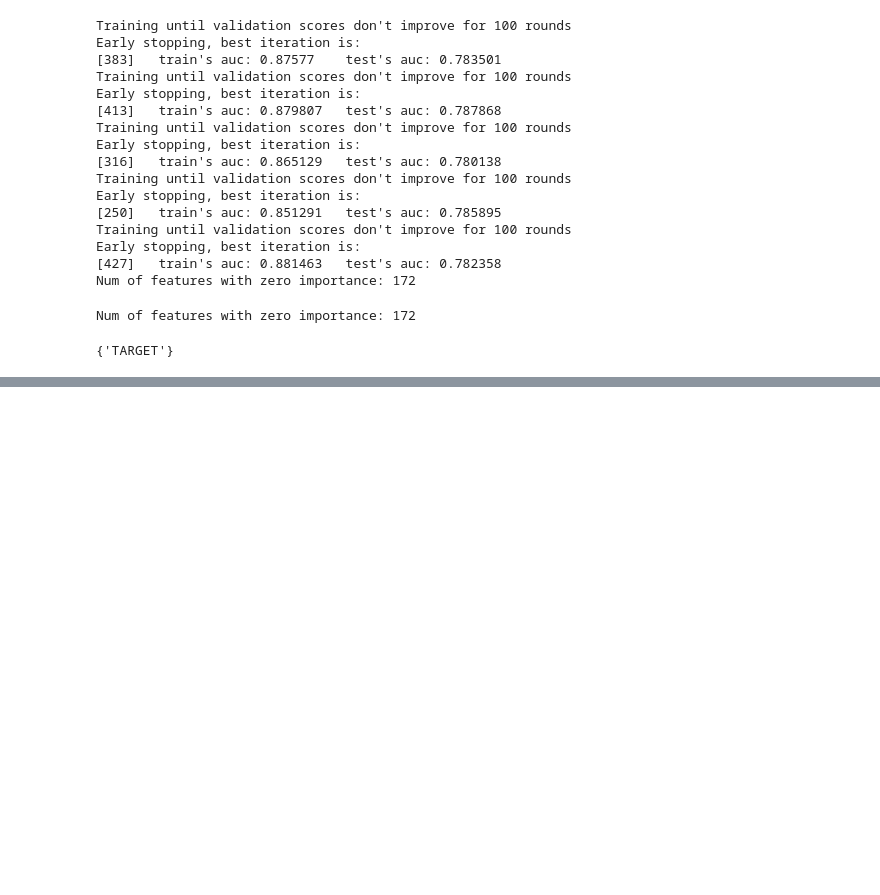
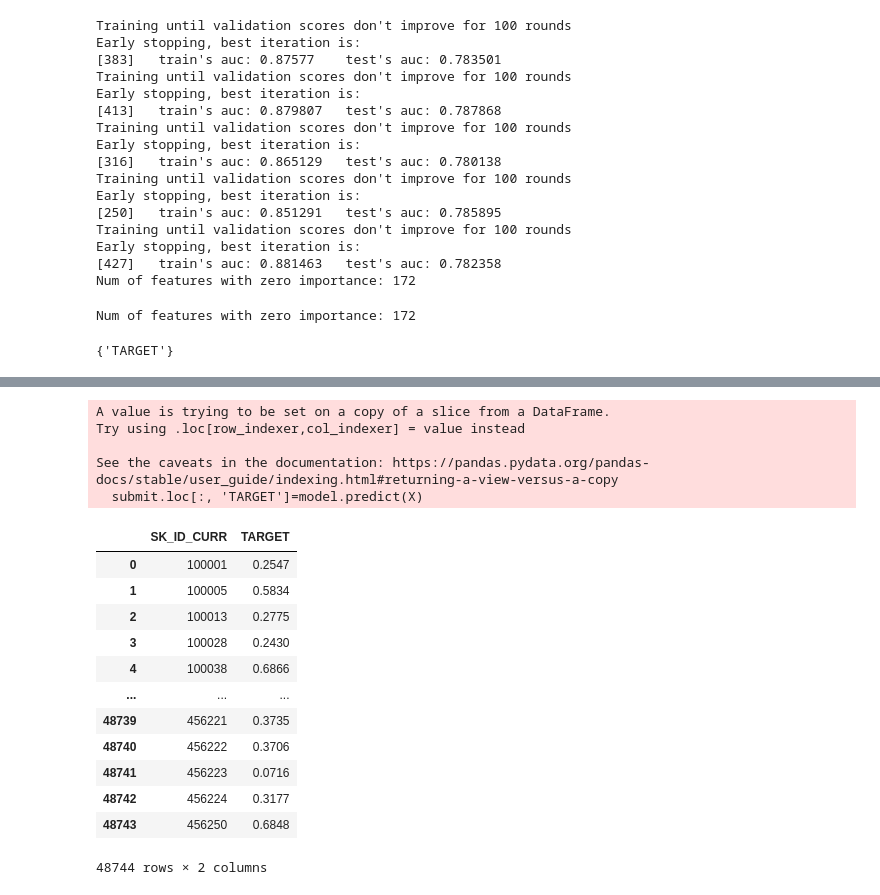
Before and after one commit to akimalikhanov/w, a Jupyter notebook: deploy_notebook.ipynb, the cells around one changed output, grey strips where cells are left out. Cells and saved outputs as stored; diff of their text form; code cells hidden in the pictures; blank space fills up the shorter version.

```diff
--- a/deploy_notebook.ipynb
+++ b/deploy_notebook.ipynb
@@ -496,0 +976,22 @@ array([0, 0, 0, ..., 0, 1, 1])
+# %%
+pred=make_prediction(test, '../models/model.txt', '../data/submit.csv')
+pred
+# %% [output]
+A value is trying to be set on a copy of a slice from a DataFrame.
+Try using .loc[row_indexer,col_indexer] = value instead
+
+See the caveats in the documentation: https://pandas.pydata.org/pandas-docs/stable/user_guide/indexing.html#returning-a-view-versus-a-copy
+  submit.loc[:, 'TARGET']=model.predict(X)
+|  | SK_ID_CURR | TARGET |
+| 0 | 100001 | 0.2547 |
+| 1 | 100005 | 0.5834 |
+| 2 | 100013 | 0.2775 |
+| 3 | 100028 | 0.2430 |
+| 4 | 100038 | 0.6866 |
+| ... | ... | ... |
+| 48739 | 456221 | 0.3735 |
+| 48740 | 456222 | 0.3706 |
+| 48741 | 456223 | 0.0716 |
+| 48742 | 456224 | 0.3177 |
+| 48743 | 456250 | 0.6848 |
+48744 rows × 2 columns
```
Also changed, not shown: parts of 39 cells of this notebook, 1 other file.
